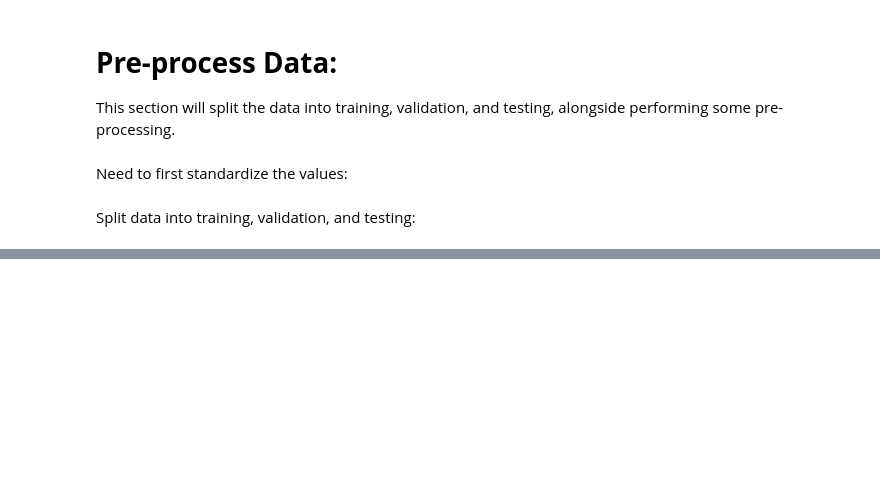
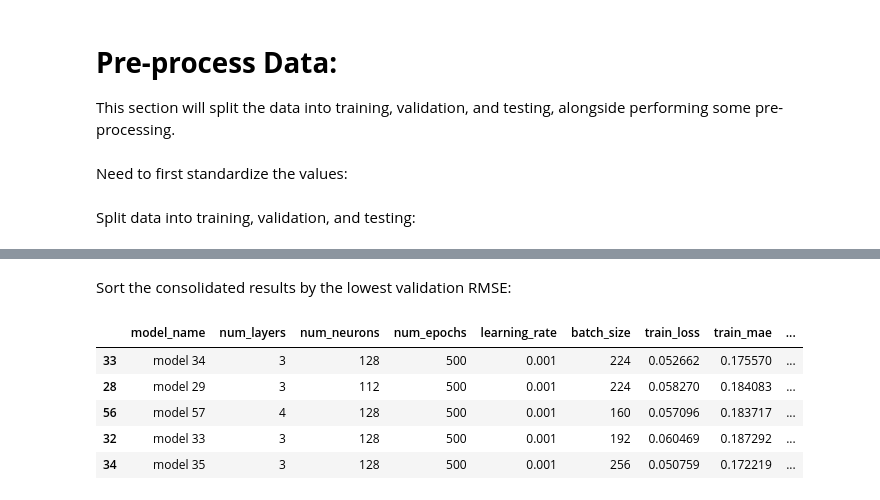
Before and after one commit to MattTidd/Inference-Systems, a Jupyter notebook: Python_Design/ANN_Design/ANN_GridSearch_V2/ANN_V2.ipynb, the cells around one changed output, grey strips where cells are left out. Drawn from its saved outputs; the diff is of its cells as text; code cells hidden in the pictures; blank space fills up the shorter version.

```diff
--- a/Python_Design/ANN_Design/ANN_GridSearch_V2/ANN_V2.ipynb
+++ b/Python_Design/ANN_Design/ANN_GridSearch_V2/ANN_V2.ipynb
@@ -74,0 +298,11 @@ Within this section, a function is defined for instantiating models using the Ke
+# %% [markdown]
+Sort the consolidated results by the lowest validation RMSE:
+# %%
+results_df.sort_values(by = 'val_rmse', ascending = True).head(5)
+# %% [output]
+|  | model_name | num_layers | num_neurons | num_epochs | learning_rate | batch_size | train_loss | train_mae | ... |
+| 33 | model 34 | 3 | 128 | 500 | 0.001 | 224 | 0.052662 | 0.175570 | ... |
+| 28 | model 29 | 3 | 112 | 500 | 0.001 | 224 | 0.058270 | 0.184083 | ... |
+| 56 | model 57 | 4 | 128 | 500 | 0.001 | 160 | 0.057096 | 0.183717 | ... |
+| 32 | model 33 | 3 | 128 | 500 | 0.001 | 192 | 0.060469 | 0.187292 | ... |
+| 34 | model 35 | 3 | 128 | 500 | 0.001 | 256 | 0.050759 | 0.172219 | ... |
```
Also changed, not shown: parts of 21 cells of this notebook.
